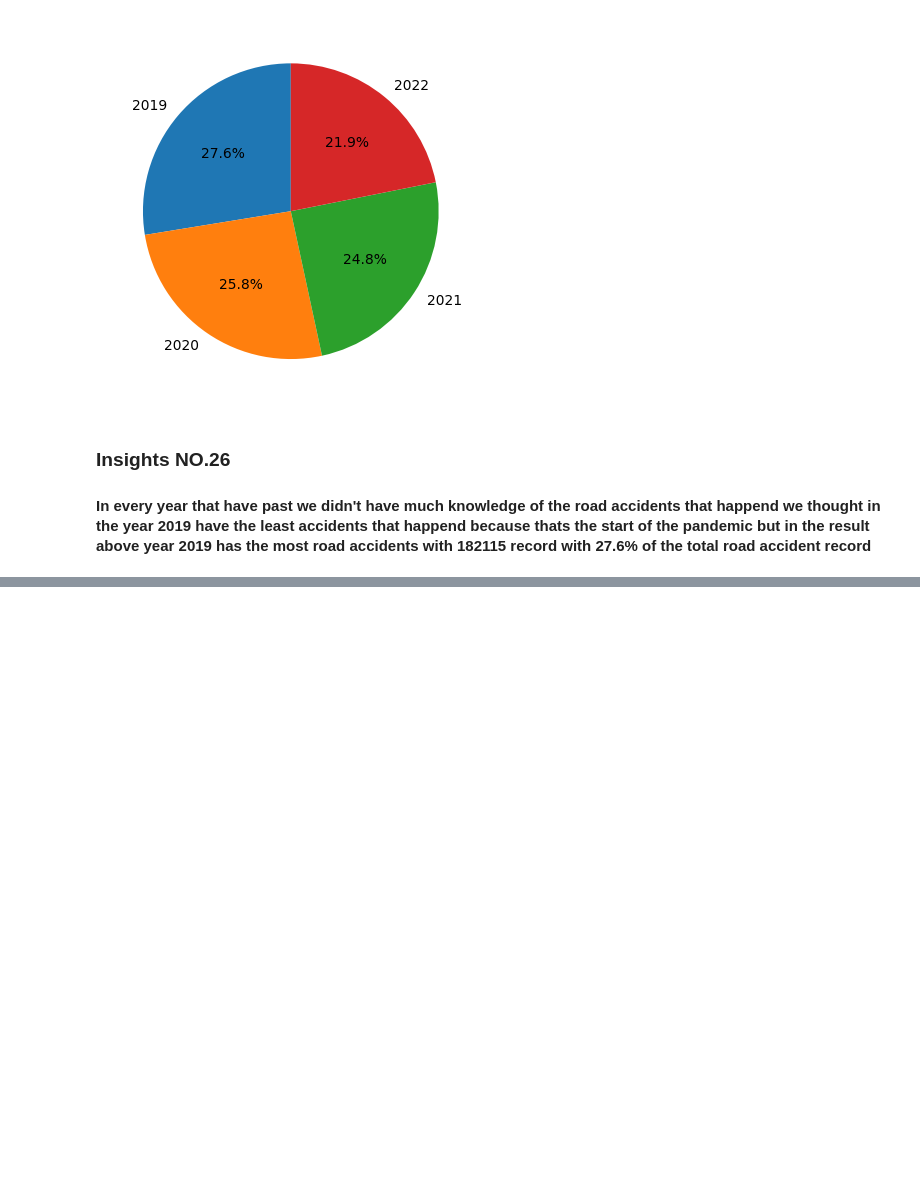
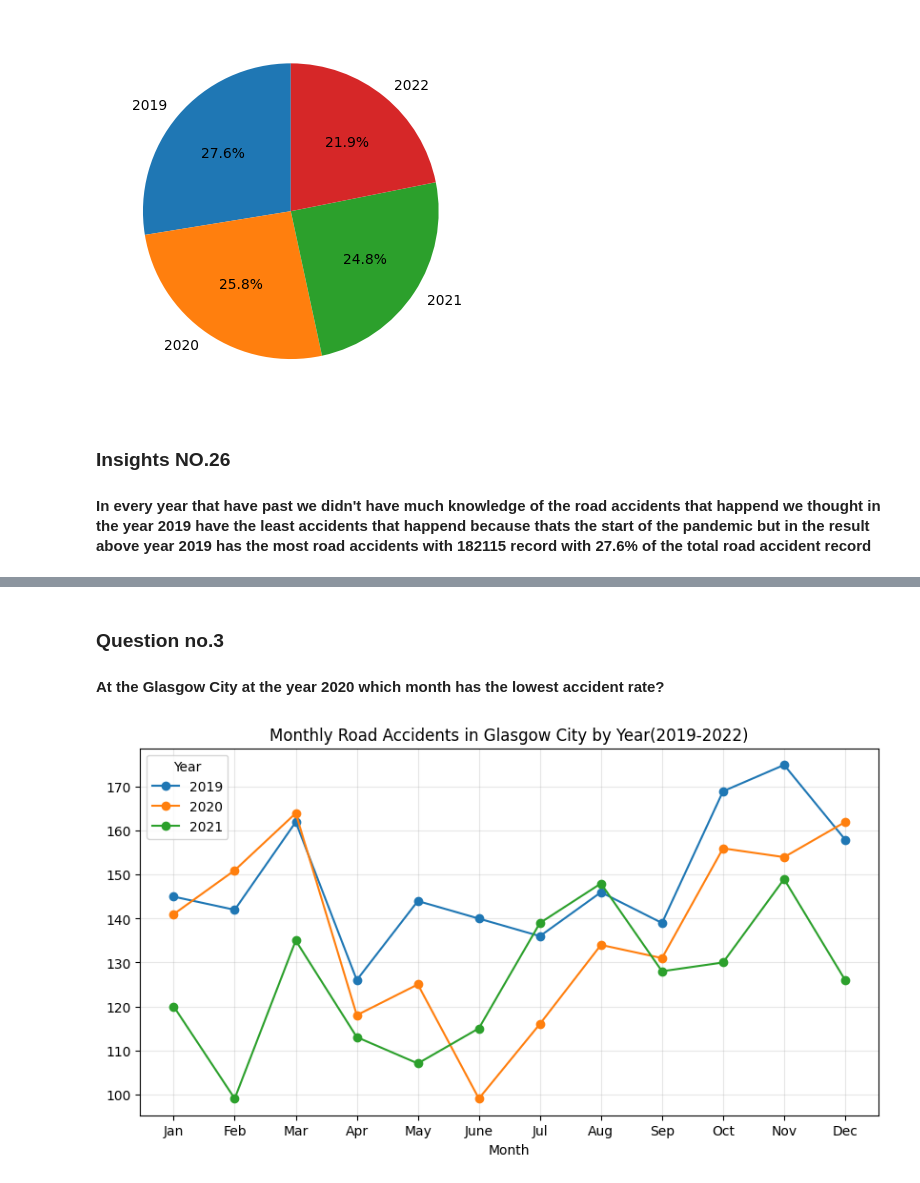
Before and after one commit to kitty1926/ITELEC303_Accident_DAPATNAPO, a Jupyter notebook: 20Q.ipynb, the cells around one changed output, grey strips where cells are left out. Saved outputs shown, nothing was run; the diff lists cells and outputs as text; code cells hidden in the pictures; blank space fills up the shorter version.

```diff
--- a/20Q.ipynb
+++ b/20Q.ipynb
@@ -776,0 +852,21 @@ plt.show()
+# %% [markdown]
+<h3>Question no.3</h3>
+<h4>At the Glasgow City at the year 2020 which month has the lowest accident rate? </h4>
+# %%
+glas_c = drive[drive['District Area'] == 'Glasgow City']
+# %%
+monthly_G = glas_c.groupby(['Year','Month']).size()
+
+monthly_G = monthly_G.unstack(level=0)
+
+monthly_G.plot(
+    marker='o',
+    figsize=(10,5),
+    title='Monthly Road Accidents in Glasgow City by Year(2019-2022)'
+)
+
+plt.xticks(range(1,13),['Jan','Feb','Mar','Apr','May','June','Jul','Aug','Sep','Oct','Nov','Dec'])
+plt.grid(alpha=0.3)
+plt.show()
+# %% [output]
+[figure, added]
```
Also changed, not shown: parts of 25 cells of this notebook.
